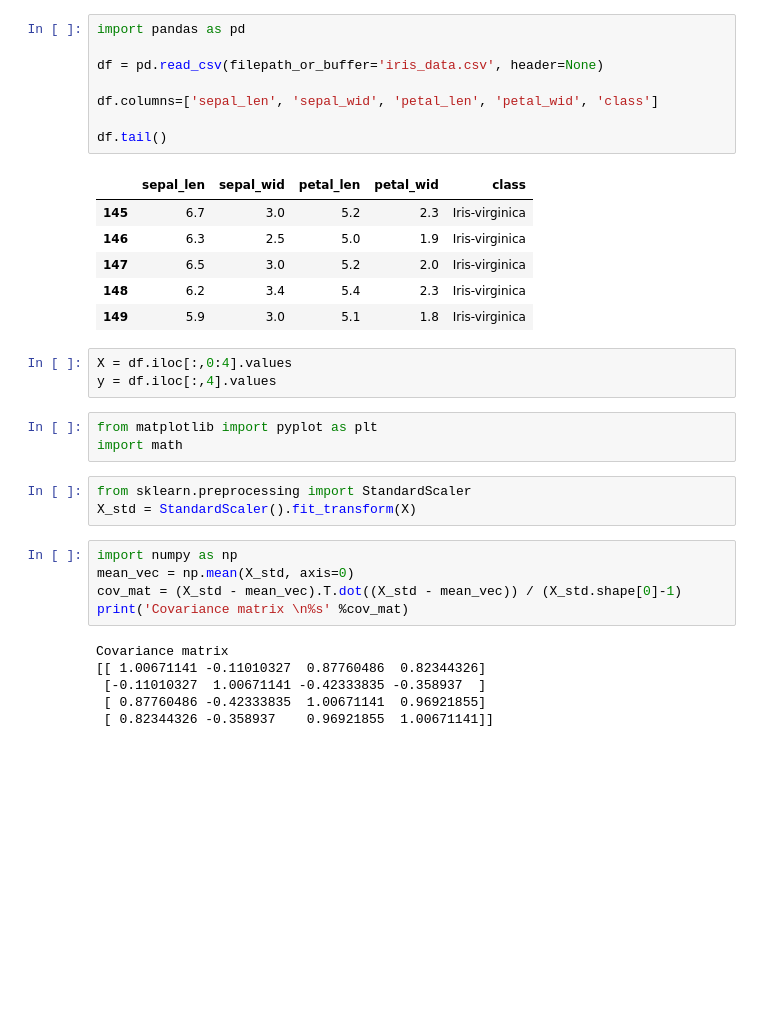
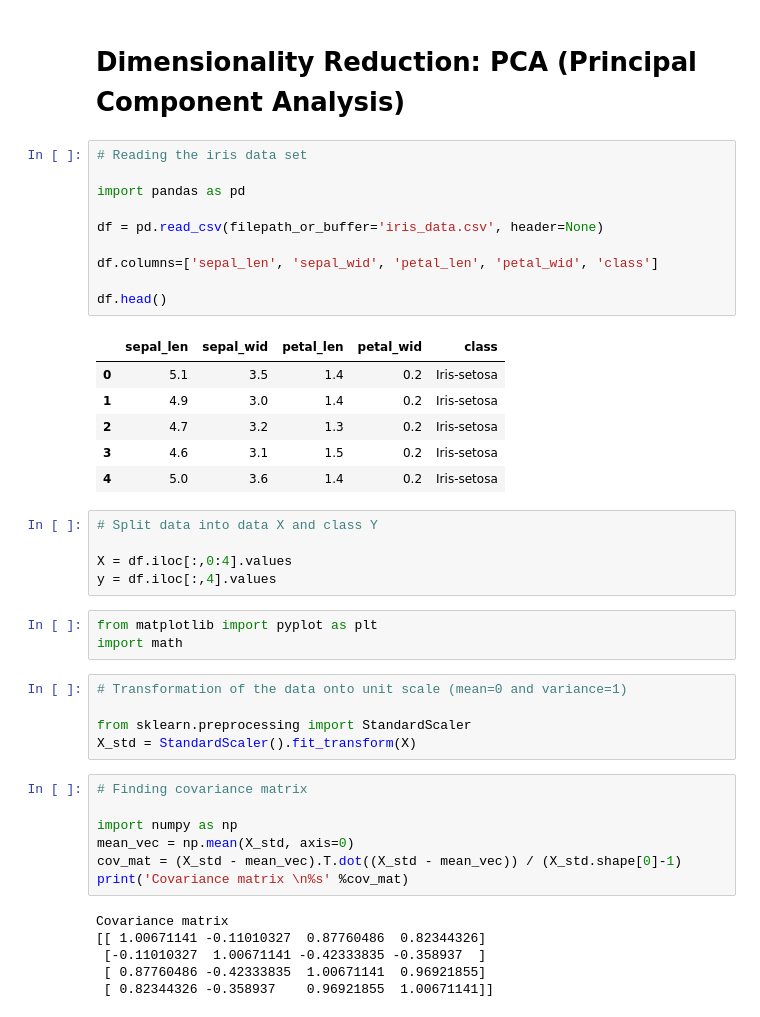
Before and after one commit to JustAyush/PCA, a Jupyter notebook: PCA_implementation.ipynb, the cells around one changed output. Drawn from its saved outputs; the diff is of its cells as text; blank space fills up the shorter version.

```diff
--- a/PCA_implementation.ipynb
+++ b/PCA_implementation.ipynb
@@ -1,28 +1,38 @@
+# %% [markdown]
+# Dimensionality Reduction: PCA (Principal Component Analysis)
 # %%
+# Reading the iris data set
+
 import pandas as pd
 
 df = pd.read_csv(filepath_or_buffer='iris_data.csv', header=None)
 
 df.columns=['sepal_len', 'sepal_wid', 'petal_len', 'petal_wid', 'class']
 
-df.tail()
+df.head()
 # %% [output]
 |  | sepal_len | sepal_wid | petal_len | petal_wid | class |
-| 145 | 6.7 | 3.0 | 5.2 | 2.3 | Iris-virginica |
-| 146 | 6.3 | 2.5 | 5.0 | 1.9 | Iris-virginica |
-| 147 | 6.5 | 3.0 | 5.2 | 2.0 | Iris-virginica |
-| 148 | 6.2 | 3.4 | 5.4 | 2.3 | Iris-virginica |
-| 149 | 5.9 | 3.0 | 5.1 | 1.8 | Iris-virginica |
+| 0 | 5.1 | 3.5 | 1.4 | 0.2 | Iris-setosa |
+| 1 | 4.9 | 3.0 | 1.4 | 0.2 | Iris-setosa |
+| 2 | 4.7 | 3.2 | 1.3 | 0.2 | Iris-setosa |
+| 3 | 4.6 | 3.1 | 1.5 | 0.2 | Iris-setosa |
+| 4 | 5.0 | 3.6 | 1.4 | 0.2 | Iris-setosa |
 # %%
+# Split data into data X and class Y
+
 X = df.iloc[:,0:4].values
 y = df.iloc[:,4].values
 # %%
 from matplotlib import pyplot as plt
 import math
 # %%
+# Transformation of the data onto unit scale (mean=0 and variance=1)
+
 from sklearn.preprocessing import StandardScaler
 X_std = StandardScaler().fit_transform(X)
 # %%
+# Finding covariance matrix
+
 import numpy as np
 mean_vec = np.mean(X_std, axis=0)
 cov_mat = (X_std - mean_vec).T.dot((X_std - mean_vec)) / (X_std.shape[0]-1)
```
Also changed, not shown: parts of 8 cells of this notebook.
